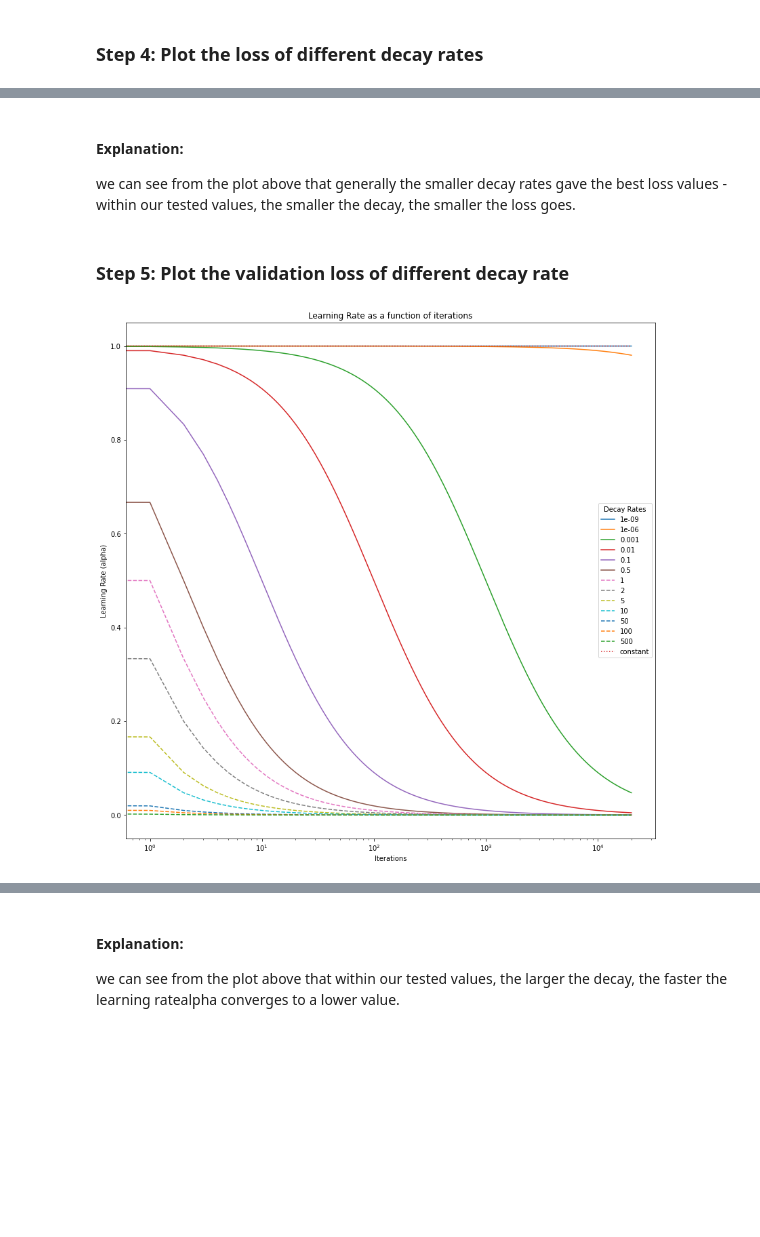
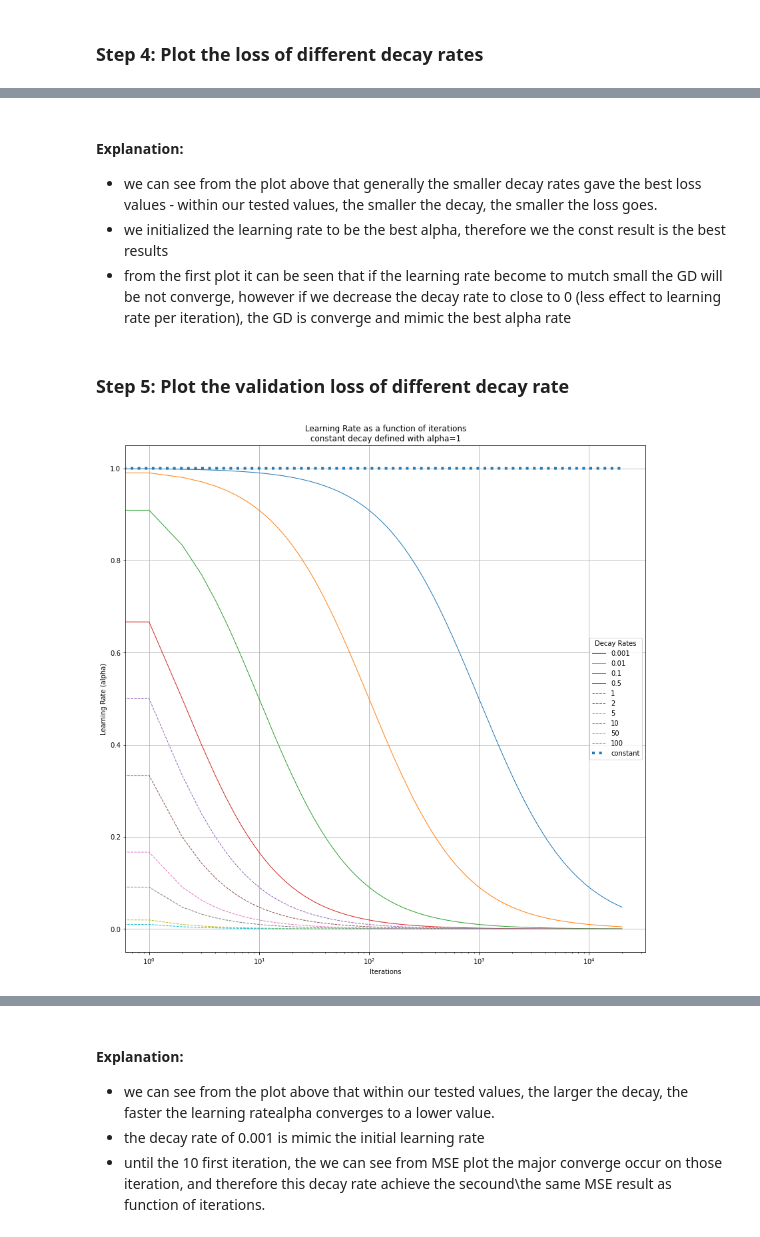
Before and after one commit to RoyR-IDC/MachineLearningFromData, a Jupyter notebook: HW1/203972922_201312907.ipynb, the cells around one changed output, grey strips where cells are left out. Drawn from its saved outputs; the diff is of its cells as text; code cells hidden in the pictures; blank space fills up the shorter version.

```diff
--- a/HW1/203972922_201312907.ipynb
+++ b/HW1/203972922_201312907.ipynb
@@ -940,7 +918,8 @@ def adaptive_efficient_gradient_descent(X, y, theta, initial_alpha, num_iters, D
 # %%
 def check_decay_rates(X_train, y_train, X_val, y_val, iterations):
 
-    decay_rate_options = [1e-9,1e-6,1e-3,1e-2,0.1,0.5,1,2,5,10,50,100,500]
+    decay_rate_options = [0.001, 0.01, 0.1,0.5,1,2,5,10,50,100]
+
     decay_rate_dict = {}
     initial_alpha = 1
     # set up initial theta
@@ -1039,0 +1014,25 @@ Wall time: 1.3 s
+# %%
+%%time
+
+plt.figure(0, figsize=(14, 14))
+for decay_rate, values in decay_rate_dict.items():
+    x_values = np.arange(len(values['J_history']))
+    y_values = values['J_history']
+    if decay_rate == 'constant':
+        linewidth= 2
+        linestyle='-'
+    elif decay_rate in  [0.001,0.01]:
+        linestyle='--'
+        linewidth= 4
+
+    else:
+        continue
+    plt.plot(x_values, y_values, label=f'{decay_rate}', linestyle=linestyle, linewidth=linewidth )
+
+plt.xscale('log')
+plt.xlabel('Iterations')
+plt.ylabel('Loss')
+plt.title(f'Loss as a function of iterations\nconstant decay defined with alpha={initial_alpha}')
+plt.legend(title="Decay Rates")
+plt.grid()
+plt.show()
@@ -1040,28 +1042,35 @@ Wall time: 1.3 s
 # %% [markdown]
 #### Explanation:
-we can see from the plot above that generally the smaller decay rates gave the best loss values - within our tested values, the smaller the decay, the smaller the loss goes.
+* we can see from the plot above that generally the smaller decay rates gave the best loss values - within our tested values, the smaller the decay, the smaller the loss goes.
+* we initialized the learning rate to be the best alpha, therefore we the const result is the best results
+* from the first plot it can be seen that if the learning rate become to mutch small the GD will be not converge, however if we decrease the decay rate to close to 0 (less effect to learning rate per iteration), the GD is converge and mimic the best alpha rate
 # %% [markdown]
 ### Step 5: Plot the validation loss of different decay rate
 # %%
 %%time
 
 plt.figure(0, figsize=(14, 14))
 for decay_rate, values in decay_rate_dict.items():
     x_values = np.arange(len(values['alpha_history']))
     y_values = values['alpha_history']
     if decay_rate == 'constant':
+        linewidth= 4
         linestyle=':'
     elif decay_rate < 1:
         linestyle='-'
+        linewidth = 1
     else:
         linestyle='--'
-    plt.plot(x_values, y_values, label=f'{decay_rate}', linestyle=linestyle)
+        linewidth = 1
+
+    plt.plot(x_values, y_values, label=f'{decay_rate}', linestyle=linestyle, linewidth=linewidth)
 
 plt.xscale('log')
 plt.xlabel('Iterations')
 plt.ylabel('Learning Rate (alpha)')
 plt.title(f'Learning Rate as a function of iterations\nconstant decay defined with alpha={initial_alpha}')
 plt.legend(title="Decay Rates")
+plt.grid()
 plt.show()
 # %% [output]
-[figure, old version]
+[figure, new version]
@@ -1070,3 +1078,5 @@ Wall time: 1.67 s
 # %% [markdown]
 #### Explanation:
-we can see from the plot above that within our tested values, the larger the decay, the faster the learning ratealpha converges to a lower value.
+* we can see from the plot above that within our tested values, the larger the decay, the faster the learning ratealpha converges to a lower value.
+* the decay rate of 0.001 is mimic the initial learning rate
+* until the 10 first iteration, the we can see from MSE plot the major converge occur on those iteration, and therefore this decay rate achieve the secound\the same MSE result as function of iterations.
```
Also changed, not shown: parts of 26 cells of this notebook, 1 other file.
